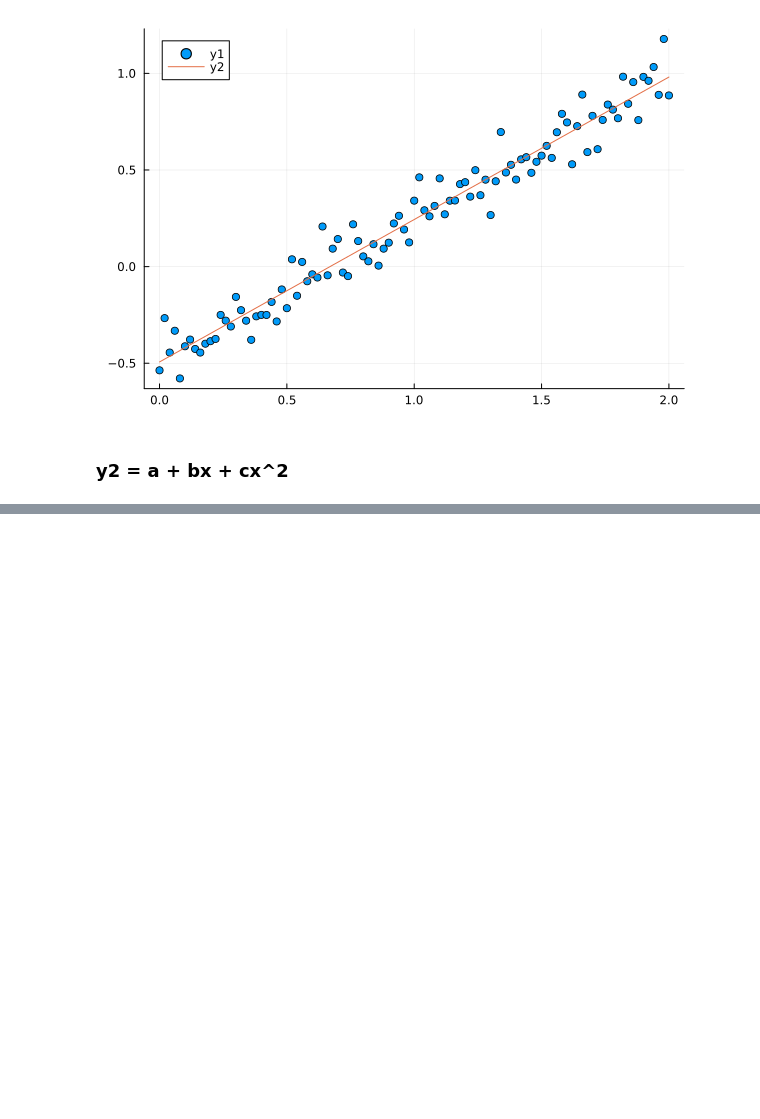
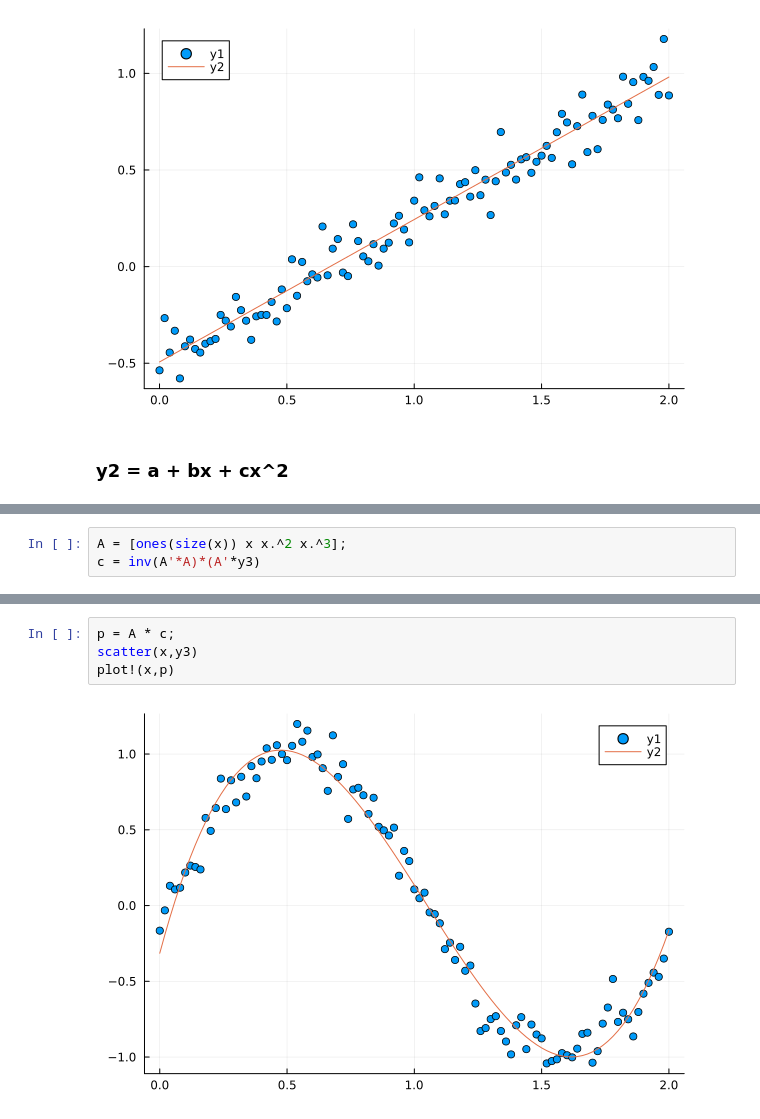
Before and after one commit to nicholasmountain11/julia-math347, a Jupyter notebook: classes/2-23.ipynb, the cells around one changed output, grey strips where cells are left out. Drawn from its saved outputs; the diff is of its cells as text; blank space fills up the shorter version.

```diff
--- a/classes/2-23.ipynb
+++ b/classes/2-23.ipynb
@@ -132,0 +155,3 @@ plot!(x,p)
+# %%
+A = [ones(size(x)) x x.^2 x.^3];
+c = inv(A'*A)*(A'*y3)
@@ -132,0 +172,6 @@ plot!(x,p)
+# %%
+p = A * c;
+scatter(x,y3)
+plot!(x,p)
+# %% [output]
+[figure, added]
```
Also changed, not shown: parts of 9 cells of this notebook.
